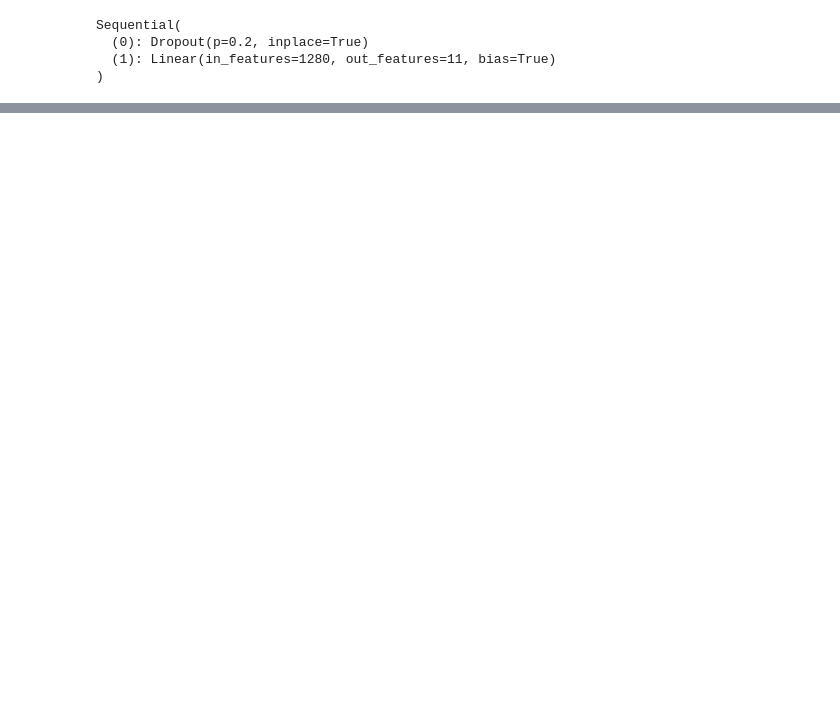
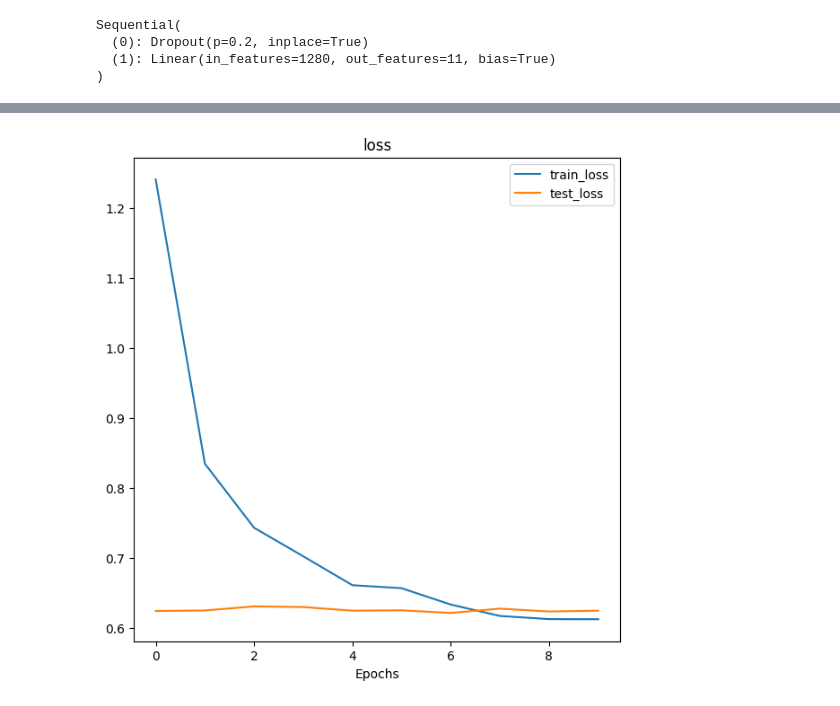
Before and after one commit to ayda76/DeepLearningPytorch, a Jupyter notebook: Food11Kaggle_Classification/Food11Kaggle_classification_transferlearning.ipynb, the cells around one changed output, grey strips where cells are left out. Saved outputs shown, nothing was run; the diff lists cells and outputs as text; code cells hidden in the pictures; blank space fills up the shorter version.

Commit message:
test and evaluate steps added to food11kaggle

```diff
--- a/Food11Kaggle_Classification/Food11Kaggle_classification_transferlearning.ipynb
+++ b/Food11Kaggle_Classification/Food11Kaggle_classification_transferlearning.ipynb
@@ -107,7 +108,7 @@ train_data=datasets.ImageFolder(root=train_path,
 test_data=datasets.ImageFolder(root=validation_path,
                                transform=data_transform )
 # %%
-class_names=train_data.classes
+class_names=test_data.classes
 class_names
 # %% [output]
 ['Bread',
@@ -300,0 +289,19 @@ epoch: 9, train_loss:0.3109253449218196, train_accuracy: 0.9140269666995045
+# %%
+for epoch in range(epochs):
+  #test step
+  model.eval()
+  with torch.inference_mode():
+    for batch,(x,y) in enumerate(test_dataloader):
+      x,y=x.to(device), y.to(device)
+      test_pred=model(x)
+
+      loss=loss_fn(test_pred,y)
+      test_loss +=loss.item()
+      acc=accuracy(torch.argmax(torch.softmax(test_pred,dim=1),dim=1),y)
+      test_acc +=acc.item()
+
+  test_loss =test_loss/ len(test_dataloader)
+  test_acc =test_acc/ len(test_dataloader)
+  results["test_loss"].append(test_loss)
+  results["test_acc"].append(test_acc)
+  print(f"test_loss:{test_loss}, test_accuracy: {test_acc}")
@@ -301,17 +354,15 @@ epoch: 9, train_loss:0.3109253449218196, train_accuracy: 0.9140269666995045
 # %%
-import matplotlib.pyplot as plt
-from typing import Tuple, Dict, List
-
+from typing import Dict,List
 def plot_loss_curves(results:Dict[str, List[float]]):
   #plot training curves of a results dictionary
   #get the loss values of teh results dictionary(train, test)
 
   loss=results["train_loss"]
-  #test_loss =results["test_loss"]
+  test_loss =results["test_loss"]
 
   #get the accuracy of the results dictionary
   accuracy=results["train_acc"]
-  #test_accuracy=results["test_acc"]
+  test_accuracy=results["test_acc"]
 
   #figure out how many epochs there were
   epochs= range(len(results["train_loss"]))
@@ -319,9 +370,21 @@ def plot_loss_curves(results:Dict[str, List[float]]):
   # set up plot
   plt.figure(figsize=(7,7))
   plt.plot(epochs, loss, label="train_loss")
-  #plt.plot(epochs, test_loss, label="test_loss")
+  plt.plot(epochs, test_loss, label="test_loss")
   plt.title("loss")
   plt.xlabel("Epochs")
   plt.legend()
+
+  #plot the accuracy
+  """
+  plt.subplot(1,2,2)
+  plt.plot(epochs, accuracy, label="train_accuracy")
+  plt.plot(epochs, test_accuracy, label="test_accuracy")
+  plt.title("accuracy")
+  plt.xlabel("Epochs")
+  plt.legend()
+  """
 # %%
-plot_loss_curves()
+plot_loss_curves(results)
+# %% [output]
+[figure, added]
```
Also changed, not shown: parts of 12 cells of this notebook.
